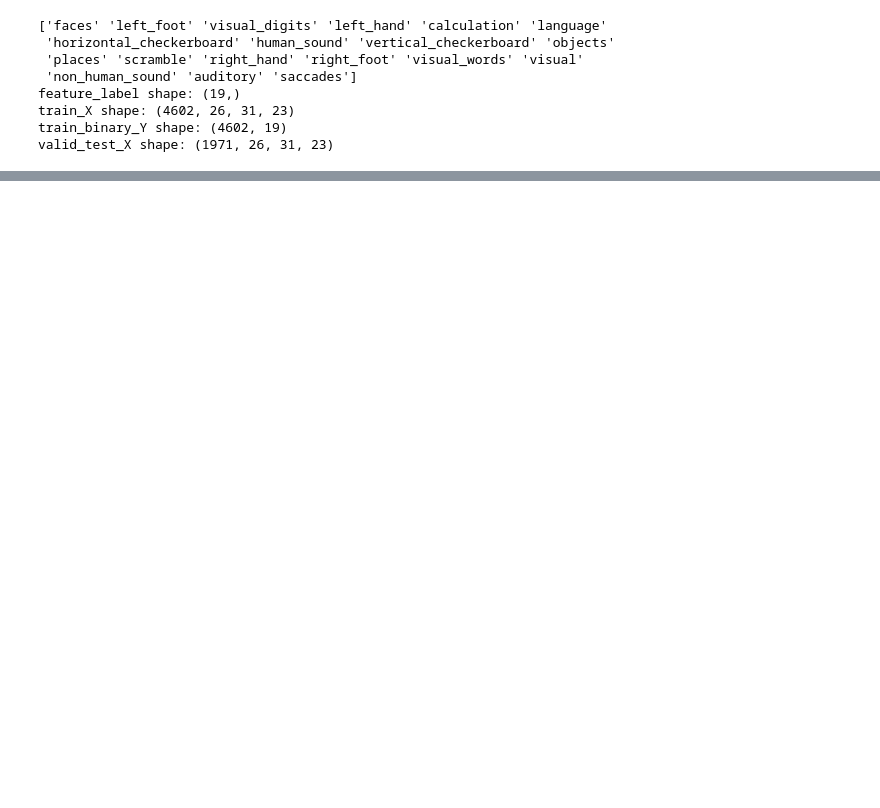
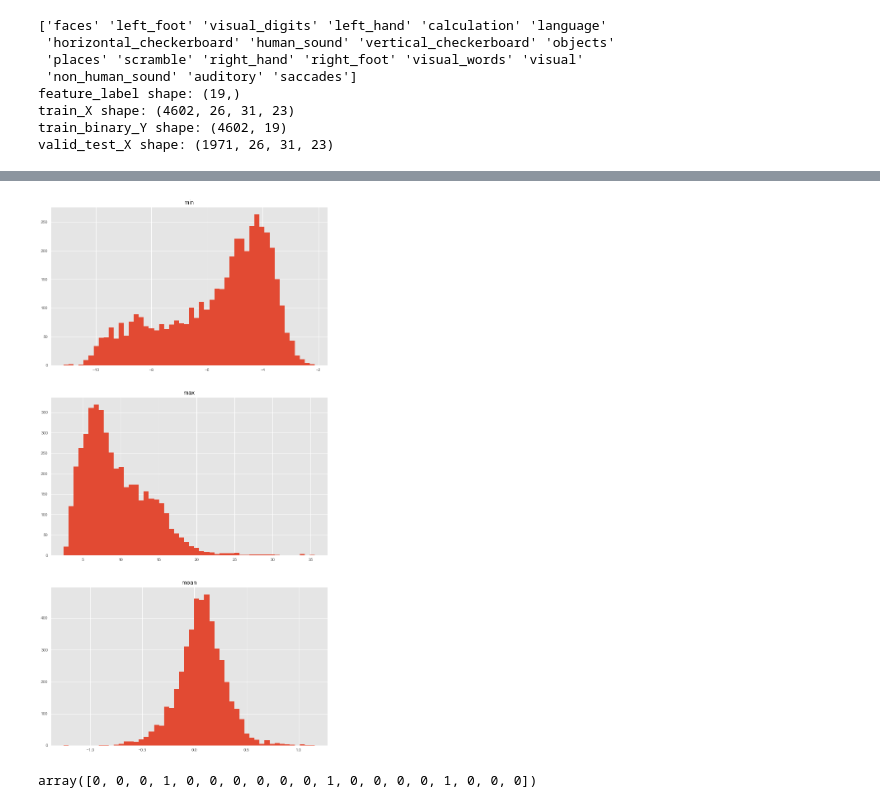
Before and after one commit to WesleyyC/fMRI-classification, a Jupyter notebook: data_preprocess_analyze/Data_Analyze_Wes.ipynb, the cells around one changed output, grey strips where cells are left out. Saved outputs shown, nothing was run; the diff lists cells and outputs as text; code cells hidden in the pictures; blank space fills up the shorter version.

```diff
--- a/data_preprocess_analyze/Data_Analyze_Wes.ipynb
+++ b/data_preprocess_analyze/Data_Analyze_Wes.ipynb
@@ -33,0 +64,31 @@ valid_test_X shape: (1971, 26, 31, 23)
+# %%
+min_set=[]
+max_set=[]
+mean_set=[]
+
+for image in train_X:
+    min_set.append(np.min(image))
+    max_set.append(np.max(image))
+    mean_set.append(np.mean(image))
+# %%
+plt.figure(figsize=(12,24))
+
+plt.subplot(3, 1, 1)
+plt.hist(min_set, bins=50)
+plt.title('min')
+
+plt.subplot(3, 1, 2)
+plt.hist(max_set, bins=50)
+plt.title('max')
+
+plt.subplot(3, 1, 3)
+plt.hist(mean_set, bins=50)
+plt.title('mean')
+
+plt.show()
+# %% [output]
+[figure, added]
+# %%
+train_binary_Y[1]
+# %% [output]
+array([0, 0, 0, 1, 0, 0, 0, 0, 0, 0, 1, 0, 0, 0, 0, 1, 0, 0, 0])
```
Also changed, not shown: parts of 1 cell of this notebook, 2 other files.
